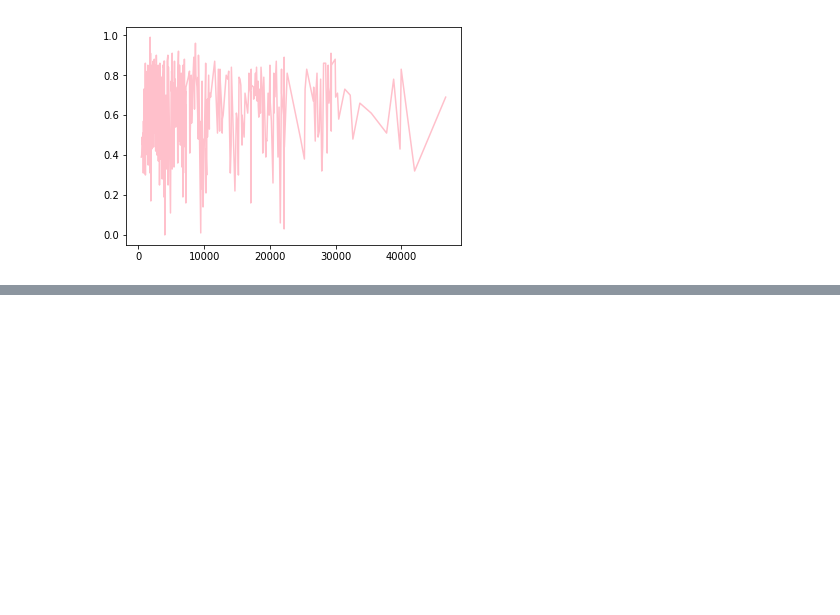
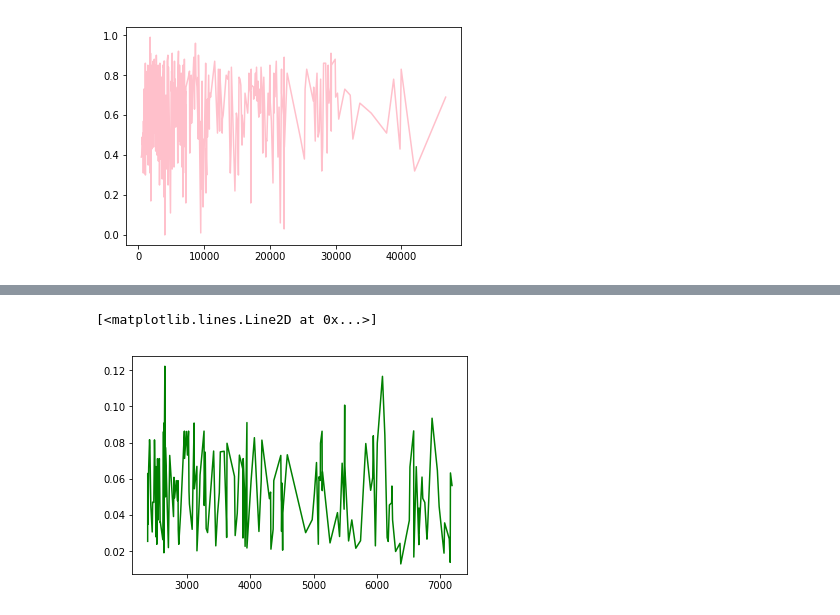
Before and after one commit to nforesti/education, a Jupyter notebook: top500_undergradpop_demographic.ipynb, the cells around one changed output, grey strips where cells are left out. Cells and saved outputs as stored; diff of their text form; code cells hidden in the pictures; blank space fills up the shorter version.

```diff
--- a/top500_undergradpop_demographic.ipynb
+++ b/top500_undergradpop_demographic.ipynb
@@ -219,0 +266,5 @@ plt.plot(df_sorted.undergradpop, df_top500["White"], 'pink')
+# %%
+plt.plot(df_mid.undergradpop, df_mid['var'], 'green')
+# %% [output]
+[<matplotlib.lines.Line2D at 0x...>]
+[figure, added]
```
Also changed, not shown: parts of 15 cells of this notebook, 1 other file.
